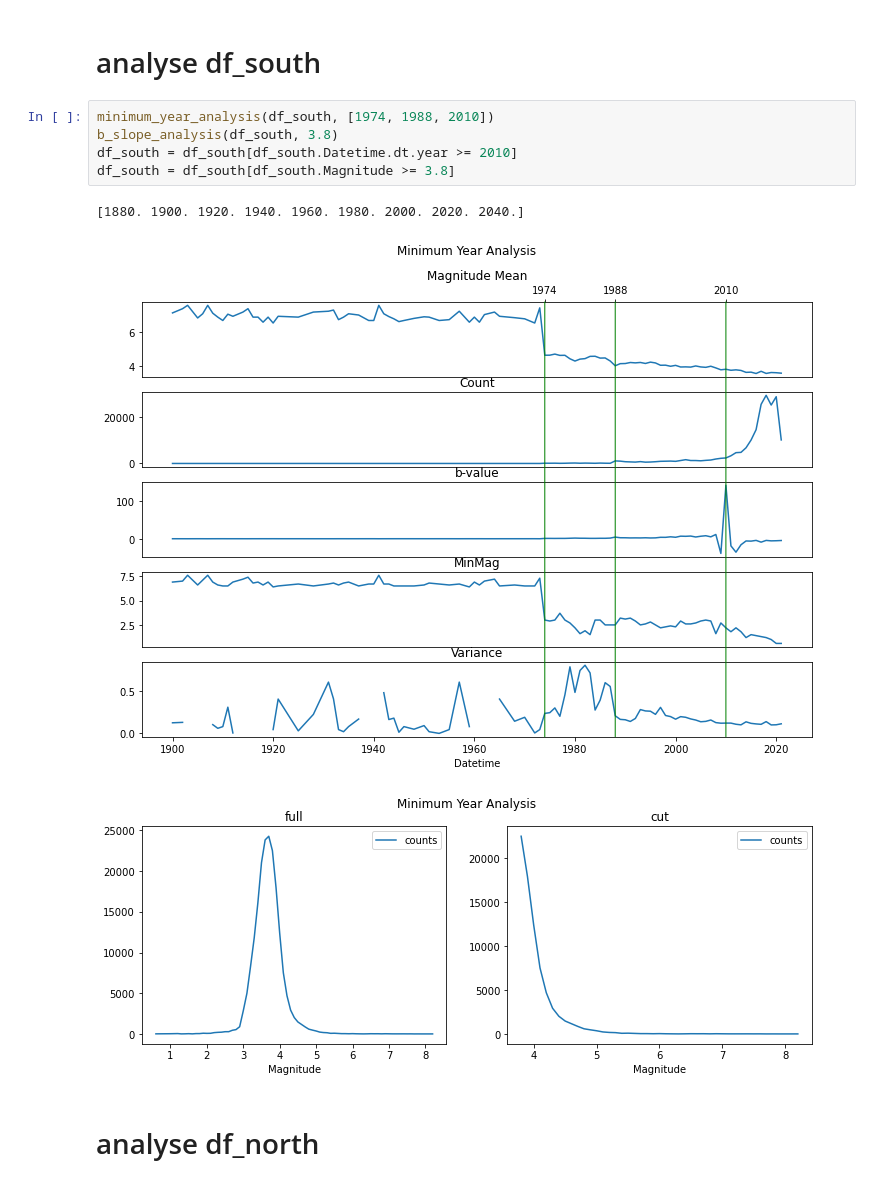
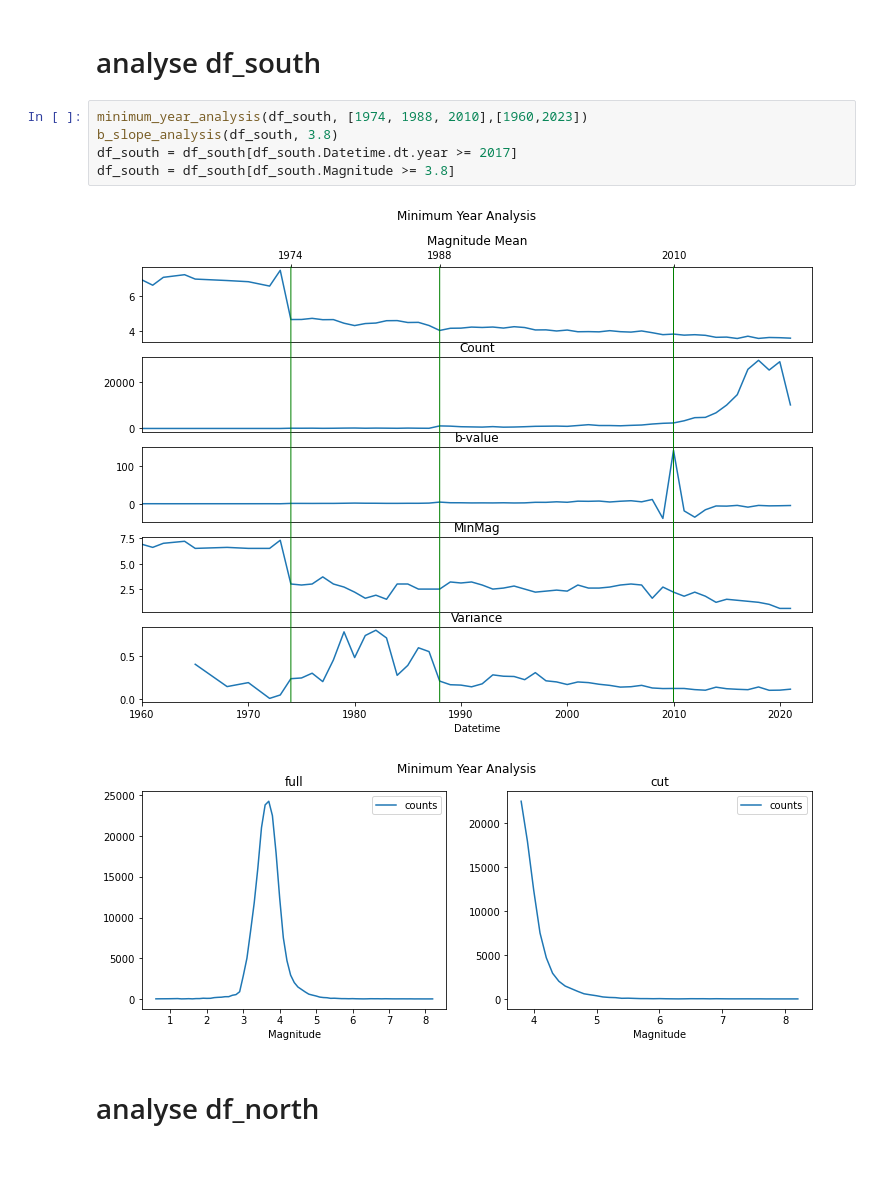
Before and after one commit to juadolfob/SeismicPrediction, a Jupyter notebook: notebooks/data_prep/5_mag_date_cutoff.ipynb, the cells around one changed output. Drawn from its saved outputs; the diff is of its cells as text.

```diff
--- a/notebooks/data_prep/5_mag_date_cutoff.ipynb
+++ b/notebooks/data_prep/5_mag_date_cutoff.ipynb
@@ -9,13 +9,12 @@ df_south = pd.read_csv('../../data/DATA_2_south.csv', delimiter=',', parse_dates
 # %% [markdown]
 # analyse df_south
 # %%
-minimum_year_analysis(df_south, [1974, 1988, 2010])
+minimum_year_analysis(df_south, [1974, 1988, 2010],[1960,2023])
 b_slope_analysis(df_south, 3.8)
-df_south = df_south[df_south.Datetime.dt.year >= 2010]
+df_south = df_south[df_south.Datetime.dt.year >= 2017]
 df_south = df_south[df_south.Magnitude >= 3.8]
 # %% [output]
-[1880. 1900. 1920. 1940. 1960. 1980. 2000. 2020. 2040.]
-[figure, old version]
+[figure, new version]
 [figure]
 # %% [markdown]
 # analyse df_north
```
Also changed, not shown: parts of 1 cell of this notebook, 2 other files.
